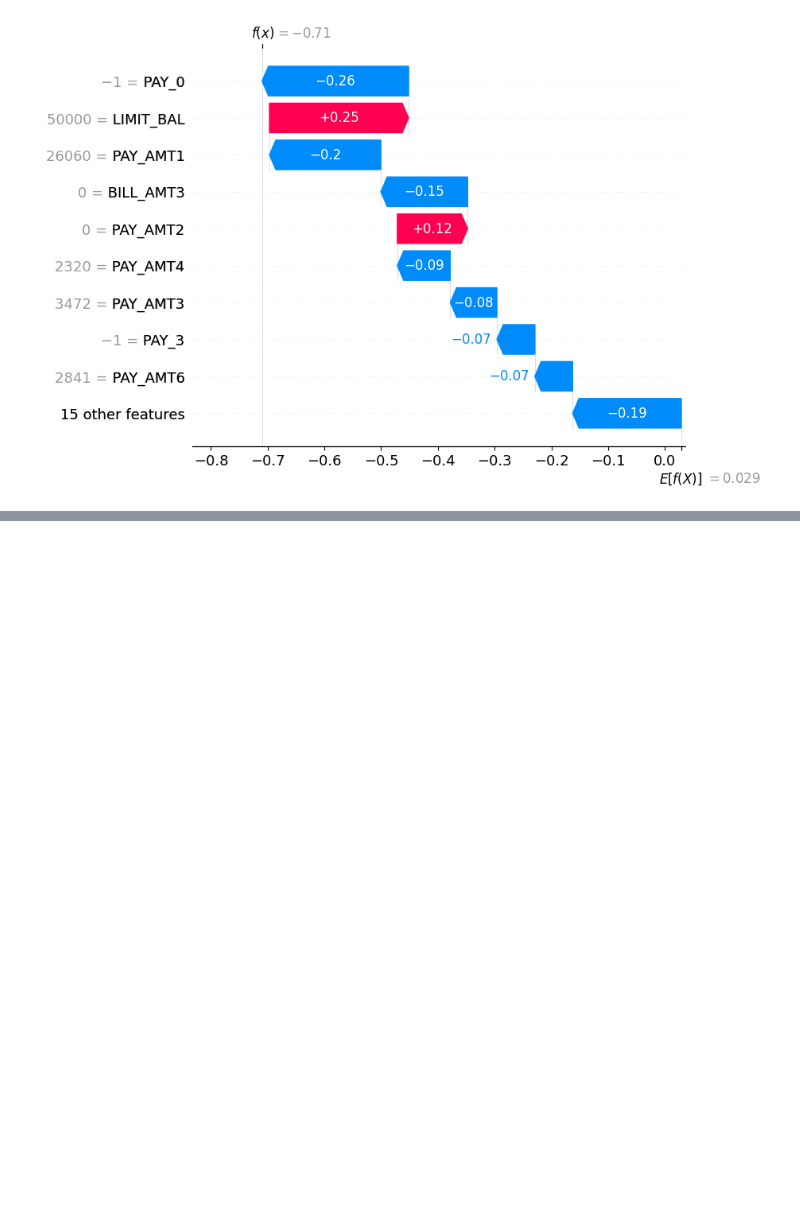
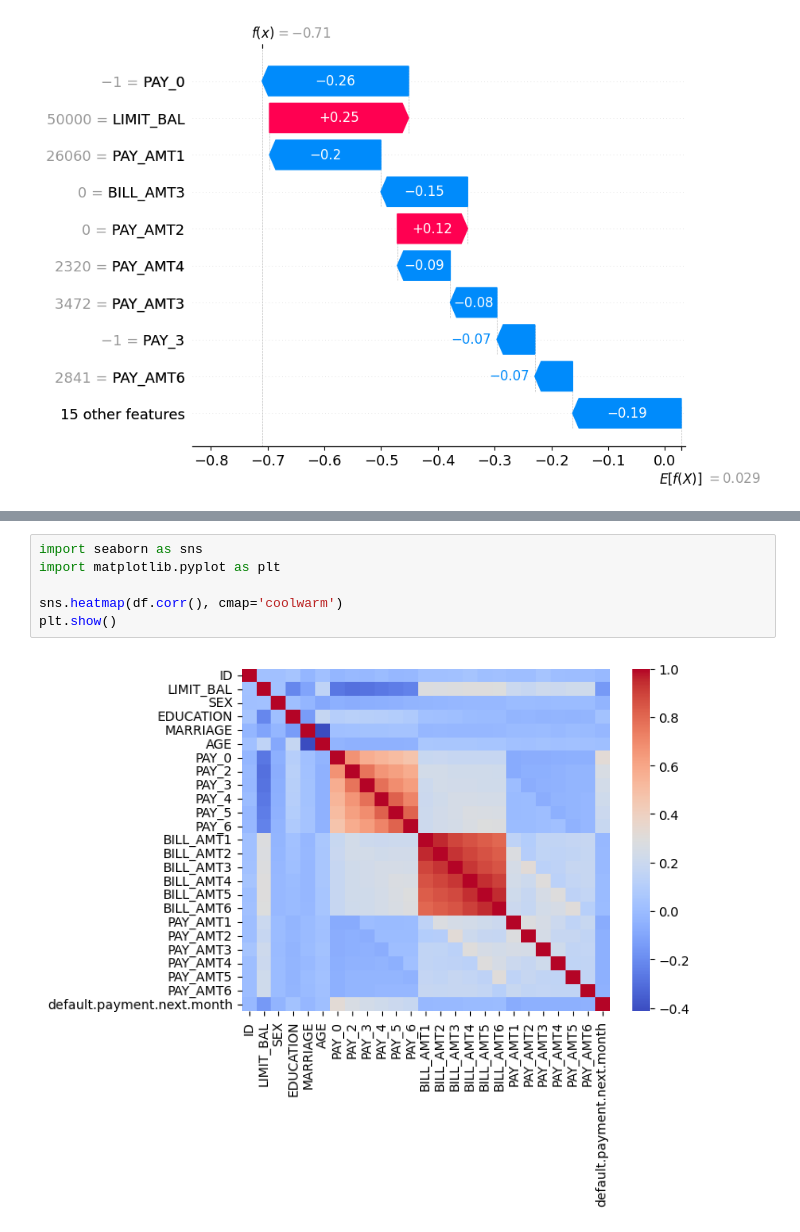
Before and after one commit to vinayshetty777/credit-default-prediction-shap-xgboost, a Jupyter notebook: Vinay_Analysis.ipynb, the cells around one changed output, grey strips where cells are left out. Drawn from its saved outputs; the diff is of its cells as text; blank space fills up the shorter version.

```diff
--- a/Vinay_Analysis.ipynb
+++ b/Vinay_Analysis.ipynb
@@ -290,0 +296,8 @@ shap.plots.waterfall(
+# %%
+import seaborn as sns
+import matplotlib.pyplot as plt
+
+sns.heatmap(df.corr(), cmap='coolwarm')
+plt.show()
+# %% [output]
+[figure, added]
```
Also changed, not shown: parts of 14 cells of this notebook.
